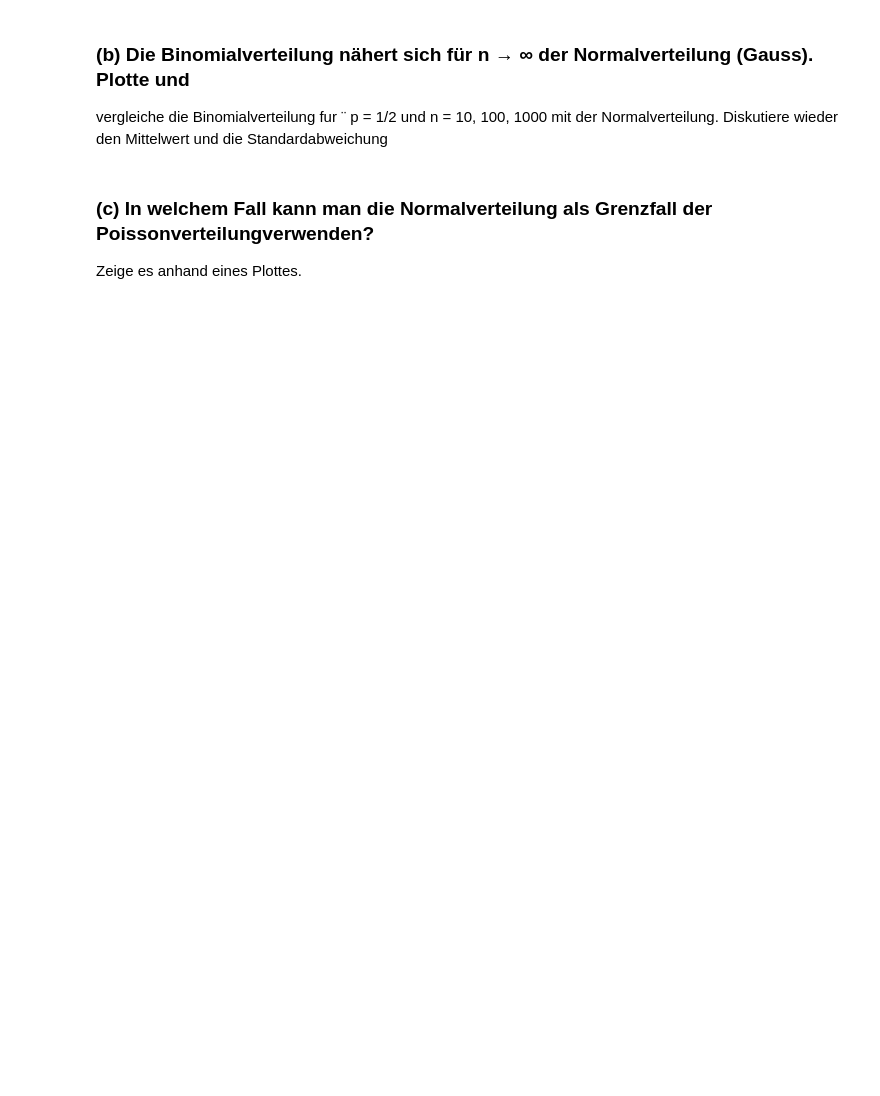
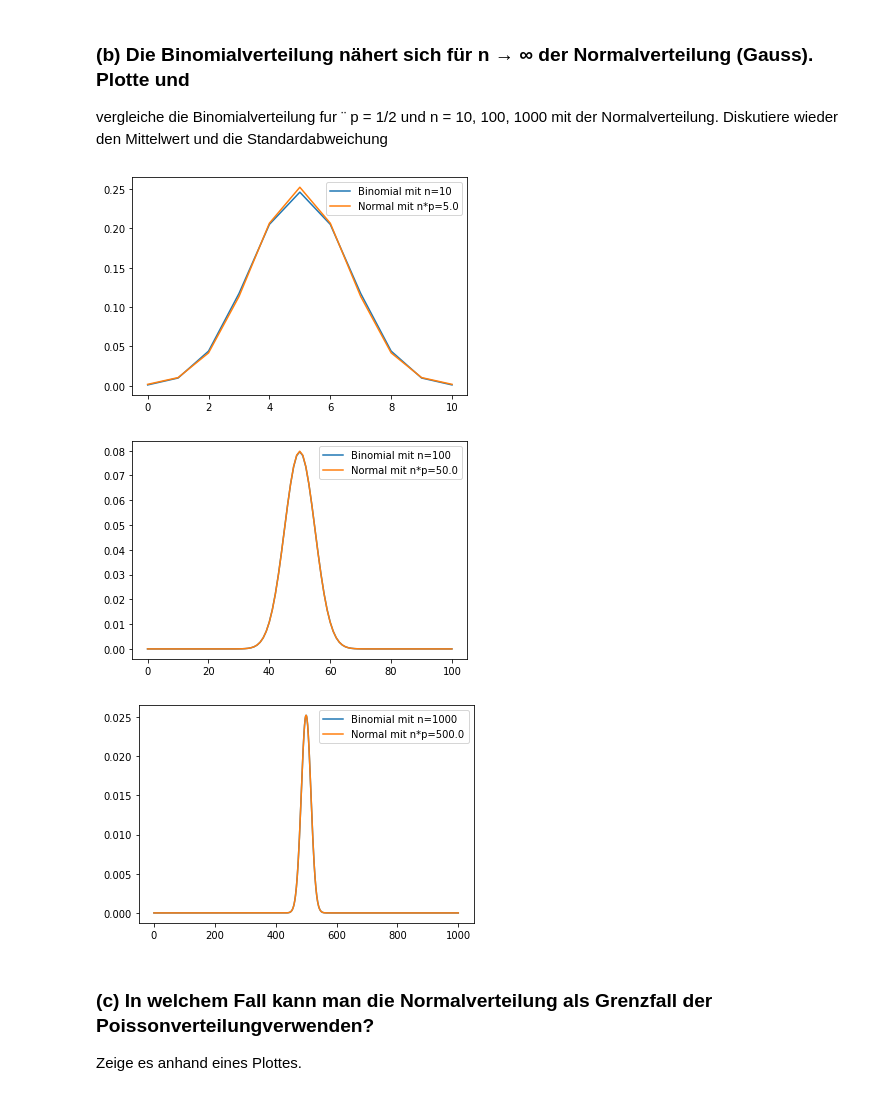
Before and after one commit to emhl/CoPhy2, a Jupyter notebook: Blatt2-Verteilungen/Blatt2-Aufg1.ipynb, the cells around one changed output. Cells and saved outputs as stored; diff of their text form; code cells hidden in the pictures; blank space fills up the shorter version.

```diff
--- a/Blatt2-Verteilungen/Blatt2-Aufg1.ipynb
+++ b/Blatt2-Verteilungen/Blatt2-Aufg1.ipynb
@@ -13,6 +28,21 @@ Plotte und vergleiche die Binomialverteilung fur ¨ n = 2, 100, 1000 fur λ = 1
 ### (b) Die Binomialverteilung nähert sich für n → ∞ der Normalverteilung (Gauss). Plotte und
 vergleiche die Binomialverteilung fur ¨ p = 1/2 und n = 10, 100, 1000 mit der
 Normalverteilung. Diskutiere wieder den Mittelwert und die Standardabweichung
+# %%
+p = .5
+for n in [10,100,1000]:
+    x = np.arange(0, n+1)
+    y = stats.binom.pmf(x, n, p)
+    z = stats.norm.pdf(x, n*p, m.sqrt(n*p*(1-p)))
+
+    plt.plot(x, y, label=f'Binomial mit n={n}')
+    plt.plot(x, z, label=f'Normal mit n*p={n*p}')
+    plt.legend()
+    plt.show()
+# %% [output]
+[figure, added]
+[figure, added]
+[figure, added]
 # %% [markdown]
 ### (c) In welchem Fall kann man die Normalverteilung als Grenzfall der Poissonverteilungverwenden?
 Zeige es anhand eines Plottes.
```
Also changed, not shown: parts of 2 cells of this notebook, 1 other file.
